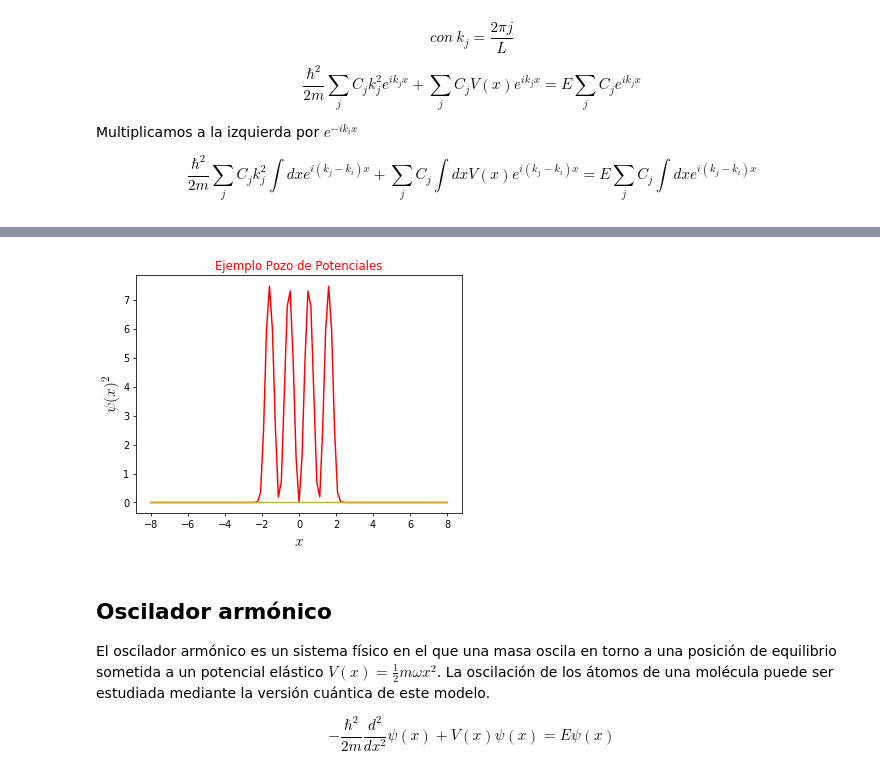
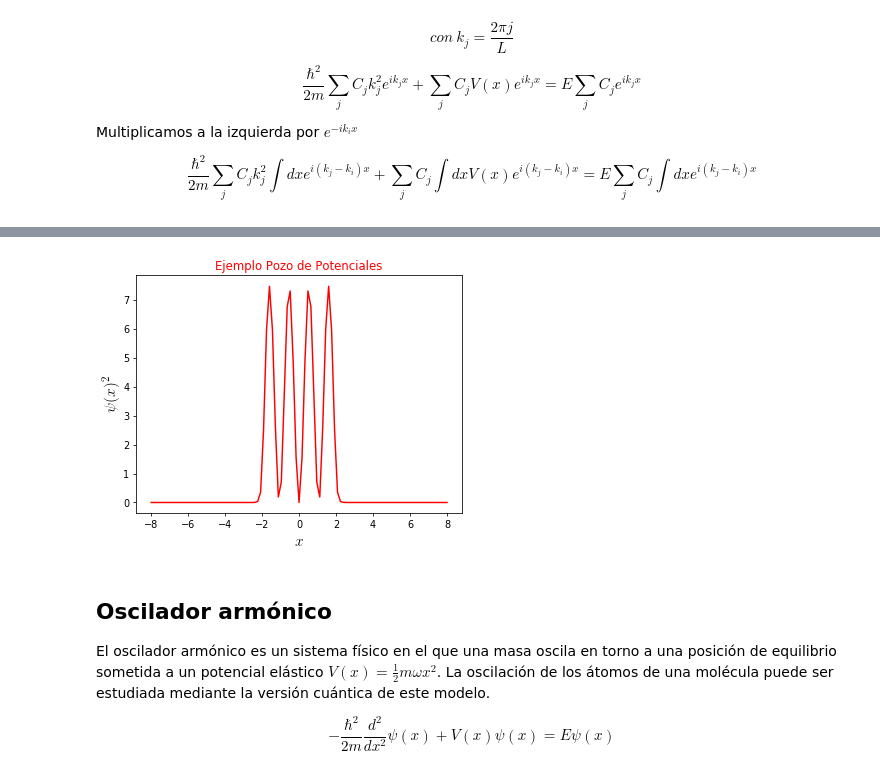
Before and after one commit to eilinlunam/Fisicoquimica-Computacional, a Jupyter notebook: 2-Método_Variacional_Lineal.ipynb, the cells around one changed output, grey strips where cells are left out. Saved outputs shown, nothing was run; the diff lists cells and outputs as text; code cells hidden in the pictures.

```diff
--- a/2-Método_Variacional_Lineal.ipynb
+++ b/2-Método_Variacional_Lineal.ipynb
@@ -180,35 +180,34 @@ H = np.zeros((nn,nn),dtype=np.complex)
 for i in range(nn):
     for j in range(nn):
         if i==j:
             H[i,j] = 0.5*k[i]**2 + V0*(L-l)/L
         else:
             H[i,j] = V(i,j)/L
 
 lambdaj,C = np.linalg.eigh(H)
 
 # Encontrando valor de phi
 phir, phii=[], []
 x=np.linspace(-L/2.,L/2.,nn)
 for xp in x:
     aux1, aux2 = 0.0, 0.0
     for j in range(nn):
         aux1 += C[j,3]*np.cos(k[j]*xp)
         aux2 += C[j,3]*np.sin(k[j]*xp)
     phir.append(aux1)
     phii.append(aux2)
 phi = np.array(phir)**2+np.array(phii)**2
 
 # Graficando
 plt.figure(figsize=(6,4.5), dpi=70)
 plt.title('Ejemplo Pozo de Potenciales', color='r')
 plt.plot(x,np.real(phi), 'r')
-plt.plot(x,np.imag(phi), 'y') # Decoracion.
 
 plt.xlabel(r'$x$', usetex=True, fontsize=16)
 plt.ylabel(r'$\psi(x)^2$', usetex=True, fontsize=16)
 plt.show()
 # %% [output]
-[figure, old version]
+[figure, new version]
 # %% [markdown]
 ## Oscilador armónico
 
```
Also changed, not shown: parts of 1 cell of this notebook.
